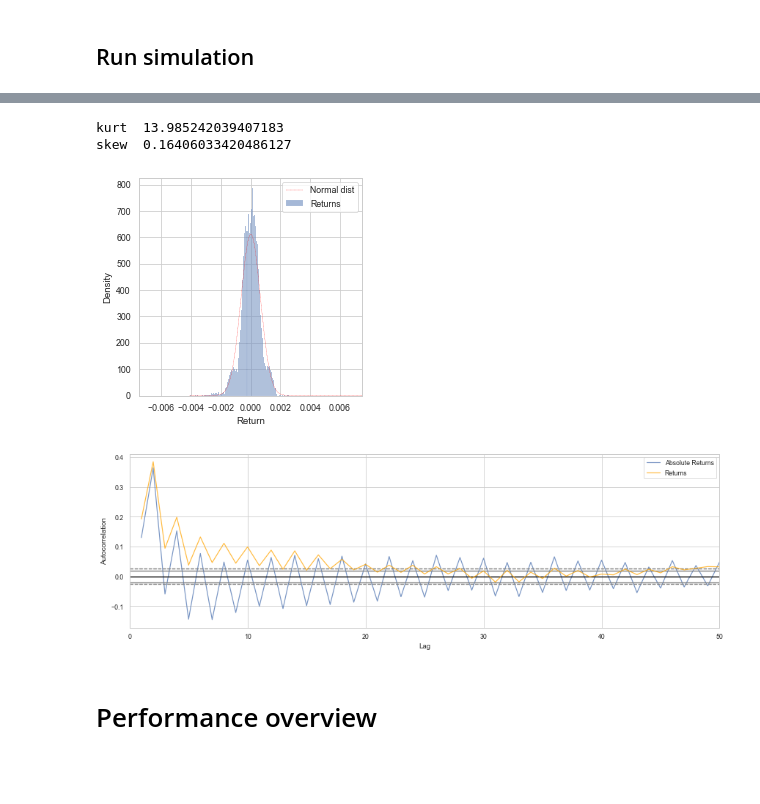
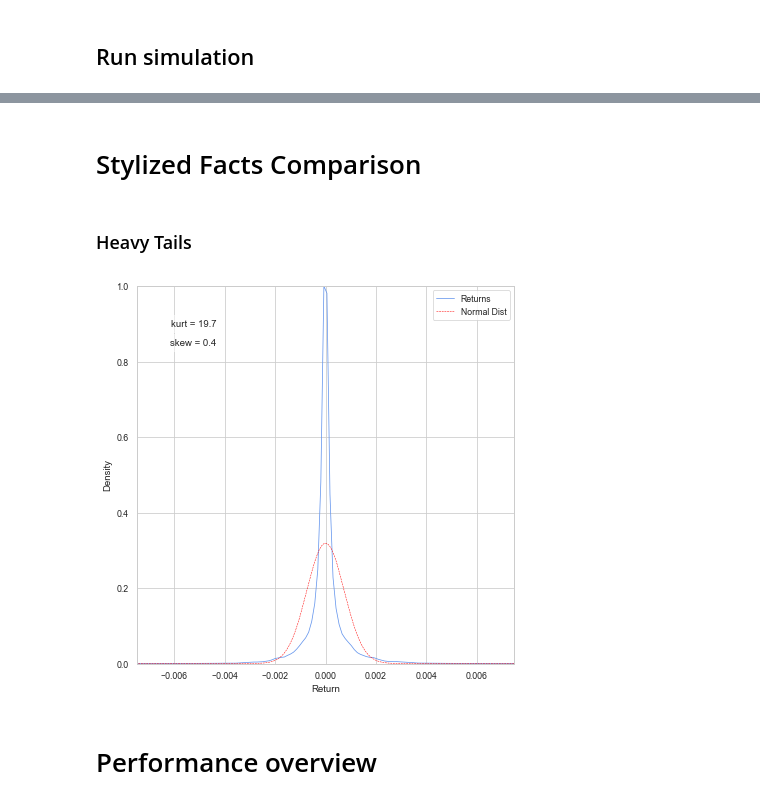
Before and after one commit to victoremil1996/rl_for_trading, a Jupyter notebook: notebooks/market_simulation_main.ipynb, the cells around one changed output, grey strips where cells are left out. Cells and saved outputs as stored; diff of their text form; code cells hidden in the pictures; blank space fills up the shorter version.

```diff
--- a/notebooks/market_simulation_main.ipynb
+++ b/notebooks/market_simulation_main.ipynb
@@ -251,41 +225,24 @@ def weighted_kurtosis(var, wts):
-# %%
-title = "Return dist vs Normal Dist"
-avg = np.nanmean(returns)
-std = np.std(returns)[0]
-n = len(returns)
-x = np.linspace(np.max(returns)[0], np.min(returns)[0], n)
-norm_dist = stats.norm.pdf(x, avg, std)
-kurt = weighted_kurtosis(returns[1:], wts = np.ones_like(returns[1:]))
-skew = weighted_skew(returns[1:], wts = np.ones_like(returns[1:]))
-fig, ax = plt.subplots( figsize = (4, 4))
-
-sns.histplot(returns, stat = "density", label = "Returns", ax = ax)
-ax.plot(x, norm_dist, label = "Normal dist", ls = "--", color = "red", lw = 0.25)
-ax.legend()
-ax.set(xlim = (-0.0075, 0.0075), xlabel = "Return")
-#ax.text(-0.04, 55, f"kurt = {kurt:.1f}", fontsize = 15)
-#ax.text(-0.04, 45, f"skew = {skew:.1f}", fontsize = 15)
-#
-
-print("kurt ", kurt)
-print("skew ", skew)
-#fig.tight_layout()
-plt.savefig("plots/kurtosis_dist_bf_rl.png")
-# %% [output]
-kurt  13.985242039407183
-skew  0.16406033420486127
-[figure, removed]
+# %% [markdown]
+# Stylized Facts Comparison
+# %% [markdown]
+### Heavy Tails
+# %%
+fig_name = "dist_bfrl"
+fig, ax = plt.subplots(figsize = (6, 6))
+dist_vs_normal(returns, ax = ax)
+fig.tight_layout()
+plt.savefig(f"plots/{fig_name}.png")
+# %% [output]
+[figure, added]
 # %%
-
-fig, ax = plt.subplots( figsize = (12, 4))
+fig_name = "autocorrel_bfrl"
+fig, ax = plt.subplots( figsize = (8, 6))
 
 pd.plotting.autocorrelation_plot(np.abs(returns[1:]), ax = ax, label = "Absolute Returns", alpha = 0.75)
 pd.plotting.autocorrelation_plot(returns[1:], ax = ax, color = "orange", alpha = 0.75, label = "Returns")
 fig.tight_layout()
 ax.set_xlim(0, 50)
-plt.savefig("plots/autocorel_bf_rl.png")
+plt.savefig(f"plots/{fig_name}.png")
-# %% [output]
-[figure, removed]
 # %% [markdown]
 # Performance overview
 # %%
```
Also changed, not shown: parts of 8 cells of this notebook, 2 other files.
